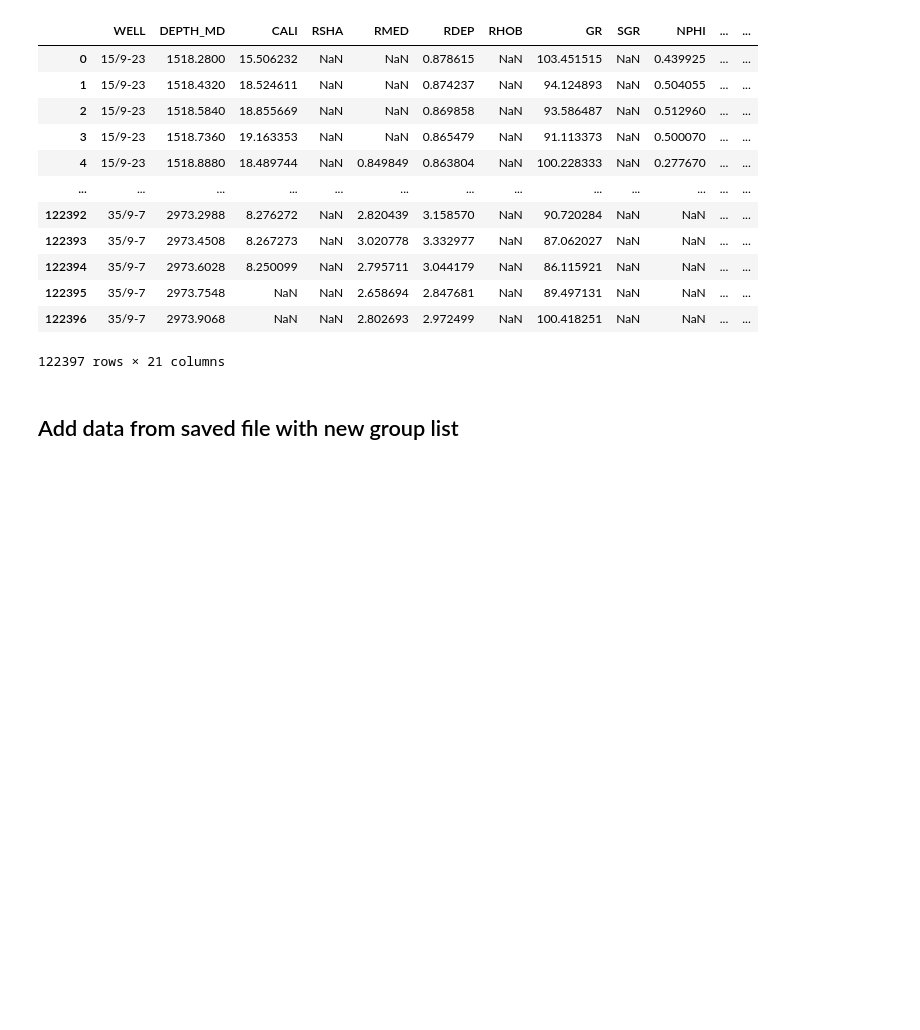
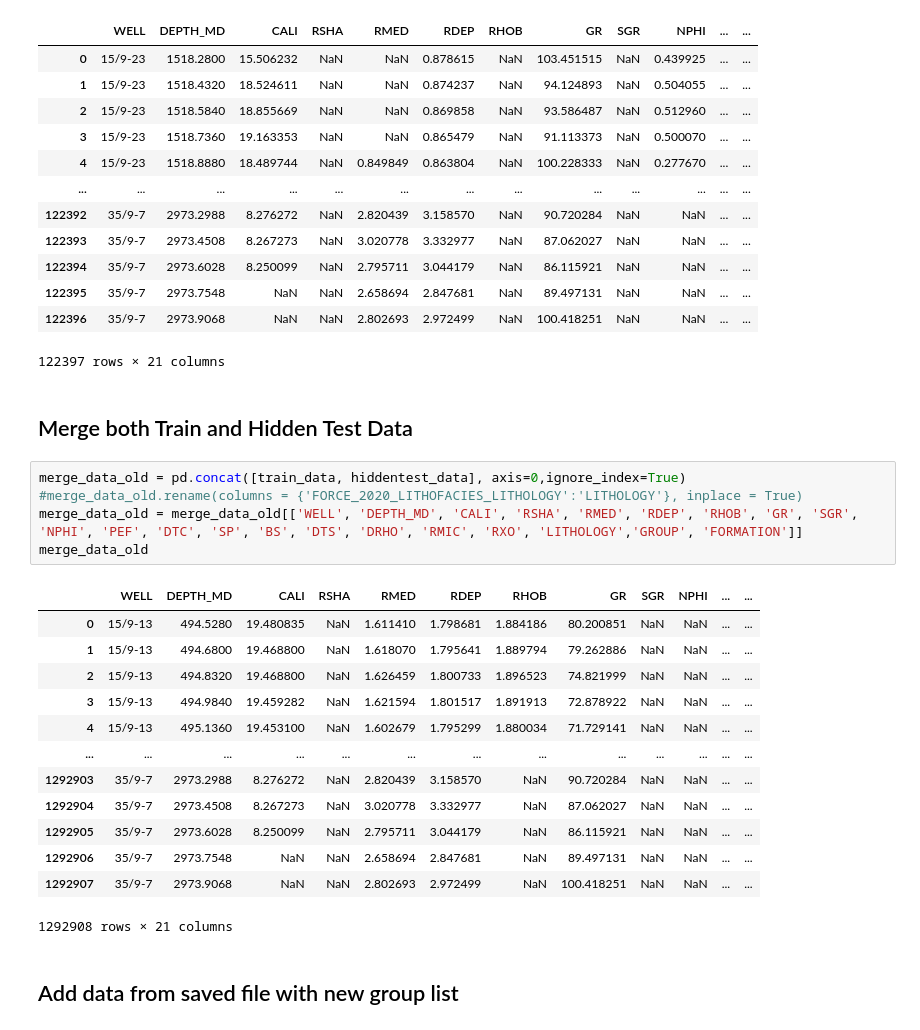
Before and after one commit to ruzieqnafiha/improving-lithology-label-well-logs, a Jupyter notebook: Data preparation and splitting.ipynb, the cells around one changed output. Saved outputs shown, nothing was run; the diff lists cells and outputs as text; blank space fills up the shorter version.

```diff
--- a/Data preparation and splitting.ipynb
+++ b/Data preparation and splitting.ipynb
@@ -167,6 +171,27 @@ hiddentest_data
 | 122395 | 35/9-7 | 2973.7548 | NaN | NaN | 2.658694 | 2.847681 | NaN | 89.497131 | NaN | NaN | ... | ... |
 | 122396 | 35/9-7 | 2973.9068 | NaN | NaN | 2.802693 | 2.972499 | NaN | 100.418251 | NaN | NaN | ... | ... |
 122397 rows × 21 columns
+# %% [markdown]
+## Merge both Train and Hidden Test Data
+# %%
+merge_data_old = pd.concat([train_data, hiddentest_data], axis=0,ignore_index=True)
+#merge_data_old.rename(columns = {'FORCE_2020_LITHOFACIES_LITHOLOGY':'LITHOLOGY'}, inplace = True)
+merge_data_old = merge_data_old[['WELL', 'DEPTH_MD', 'CALI', 'RSHA', 'RMED', 'RDEP', 'RHOB', 'GR', 'SGR', 'NPHI', 'PEF', 'DTC', 'SP', 'BS', 'DTS', 'DRHO', 'RMIC', 'RXO', 'LITHOLOGY','GROUP', 'FORMATION']]
+merge_data_old
+# %% [output]
+|  | WELL | DEPTH_MD | CALI | RSHA | RMED | RDEP | RHOB | GR | SGR | NPHI | ... | ... |
+| 0 | 15/9-13 | 494.5280 | 19.480835 | NaN | 1.611410 | 1.798681 | 1.884186 | 80.200851 | NaN | NaN | ... | ... |
+| 1 | 15/9-13 | 494.6800 | 19.468800 | NaN | 1.618070 | 1.795641 | 1.889794 | 79.262886 | NaN | NaN | ... | ... |
+| 2 | 15/9-13 | 494.8320 | 19.468800 | NaN | 1.626459 | 1.800733 | 1.896523 | 74.821999 | NaN | NaN | ... | ... |
+| 3 | 15/9-13 | 494.9840 | 19.459282 | NaN | 1.621594 | 1.801517 | 1.891913 | 72.878922 | NaN | NaN | ... | ... |
+| 4 | 15/9-13 | 495.1360 | 19.453100 | NaN | 1.602679 | 1.795299 | 1.880034 | 71.729141 | NaN | NaN | ... | ... |
+| ... | ... | ... | ... | ... | ... | ... | ... | ... | ... | ... | ... | ... |
+| 1292903 | 35/9-7 | 2973.2988 | 8.276272 | NaN | 2.820439 | 3.158570 | NaN | 90.720284 | NaN | NaN | ... | ... |
+| 1292904 | 35/9-7 | 2973.4508 | 8.267273 | NaN | 3.020778 | 3.332977 | NaN | 87.062027 | NaN | NaN | ... | ... |
+| 1292905 | 35/9-7 | 2973.6028 | 8.250099 | NaN | 2.795711 | 3.044179 | NaN | 86.115921 | NaN | NaN | ... | ... |
+| 1292906 | 35/9-7 | 2973.7548 | NaN | NaN | 2.658694 | 2.847681 | NaN | 89.497131 | NaN | NaN | ... | ... |
+| 1292907 | 35/9-7 | 2973.9068 | NaN | NaN | 2.802693 | 2.972499 | NaN | 100.418251 | NaN | NaN | ... | ... |
+1292908 rows × 21 columns
 # %% [markdown]
 ## Add data from saved file with new group list
 # %%
```
Also changed, not shown: parts of 15 cells of this notebook, 1 other file.
